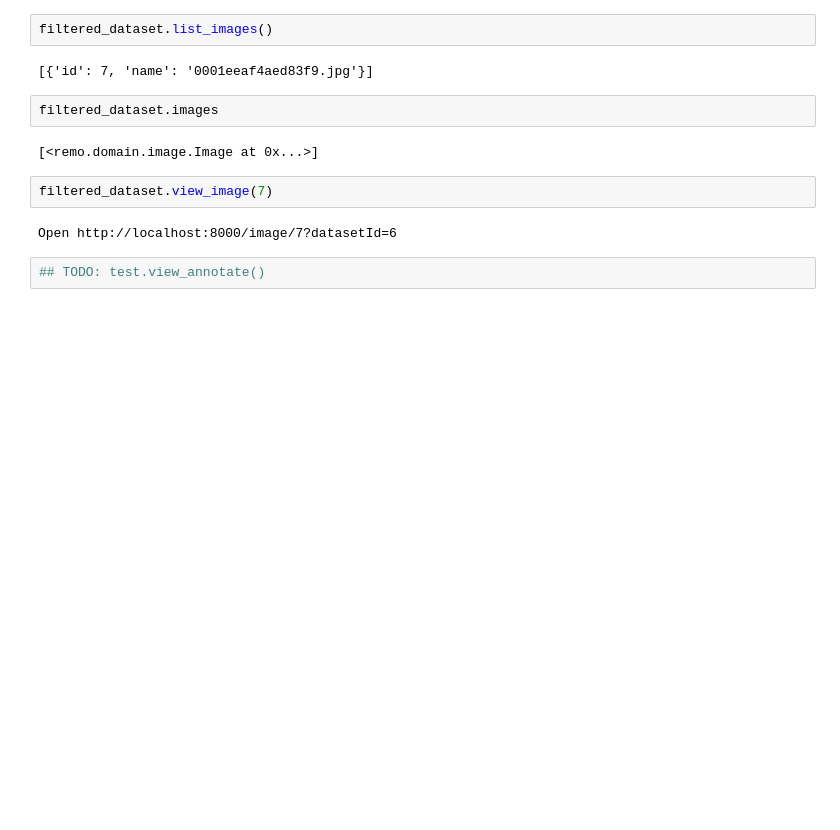
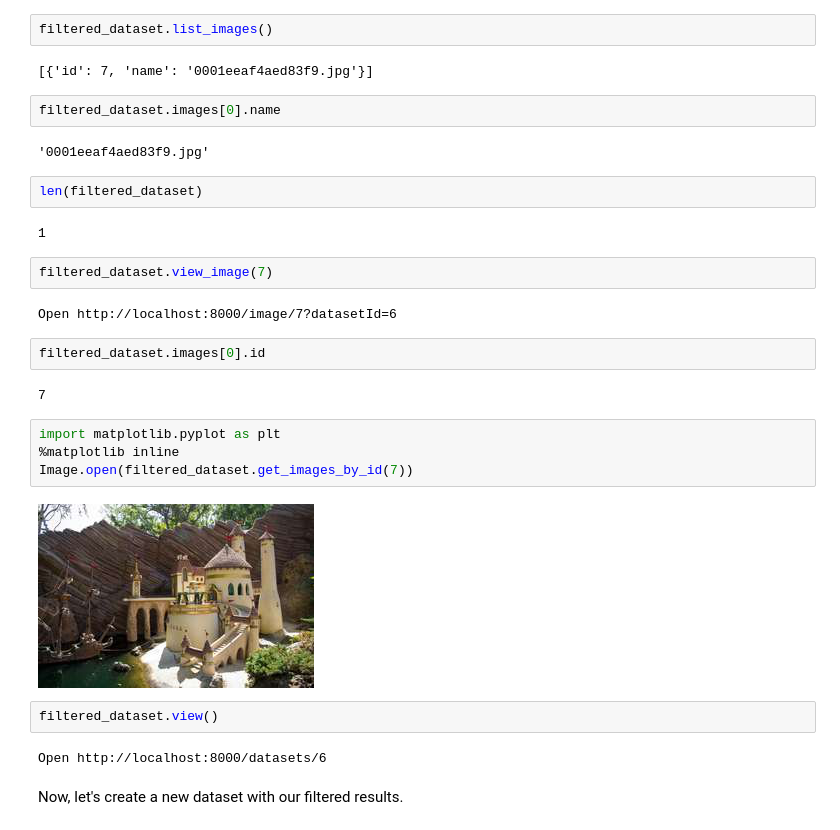
Before and after one commit to rediscovery-io/remo-python, a Jupyter notebook: example/Python-SDK-Data-Preparation.ipynb, the cells around one changed output. Drawn from its saved outputs; the diff is of its cells as text; blank space fills up the shorter version.

Commit message:
added experimental functions for creating subsets at Remo

```diff
--- a/example/Python-SDK-Data-Preparation.ipynb
+++ b/example/Python-SDK-Data-Preparation.ipynb
@@ -245,12 +271,30 @@ filtered_dataset.list_images()
 # %% [output]
 [{'id': 7, 'name': '0001eeaf4aed83f9.jpg'}]
 # %%
-filtered_dataset.images
+filtered_dataset.images[0].name
 # %% [output]
-[<remo.domain.image.Image at 0x...>]
+'0001eeaf4aed83f9.jpg'
+# %%
+len(filtered_dataset)
+# %% [output]
+1
 # %%
 filtered_dataset.view_image(7)
 # %% [output]
 Open http://localhost:8000/image/7?datasetId=6
-# %%
-## TODO: test.view_annotate()
+# %%
+filtered_dataset.images[0].id
+# %% [output]
+7
+# %%
+import matplotlib.pyplot as plt
+%matplotlib inline
+Image.open(filtered_dataset.get_images_by_id(7))
+# %% [output]
+[figure, added]
+# %%
+filtered_dataset.view()
+# %% [output]
+Open http://localhost:8000/datasets/6
+# %% [markdown]
+Now, let's create a new dataset with our filtered results.
```
Also changed, not shown: parts of 13 cells of this notebook.
